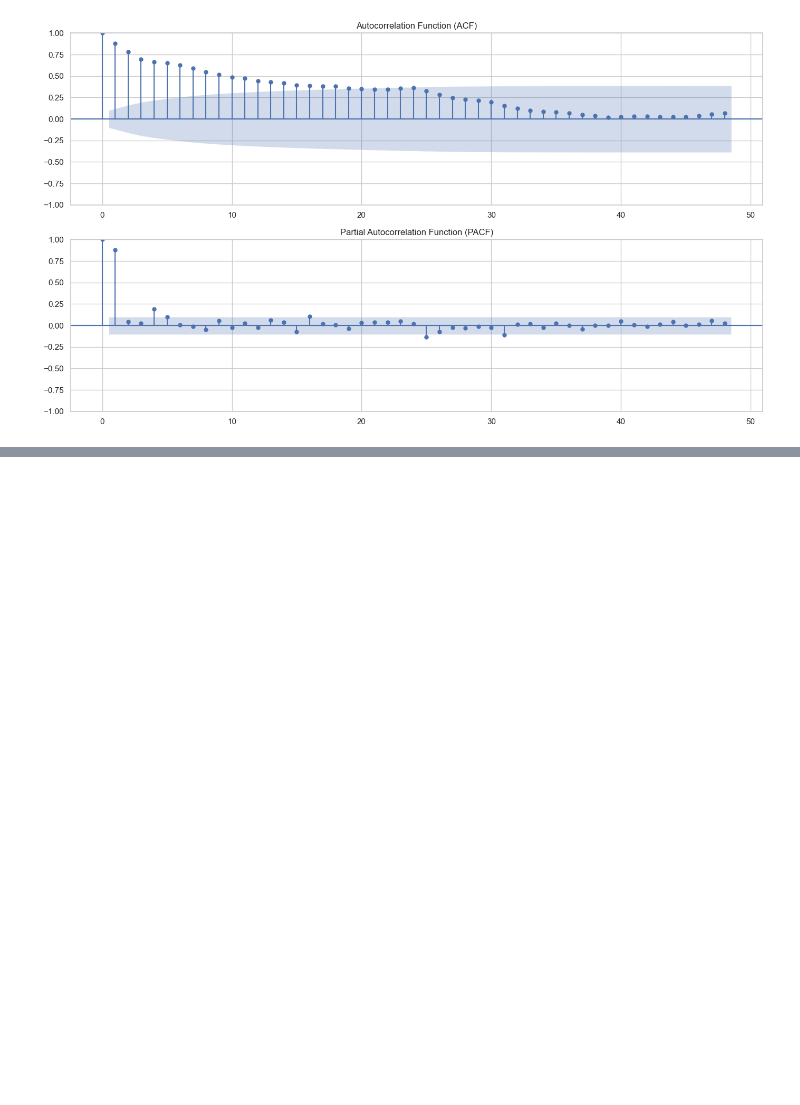
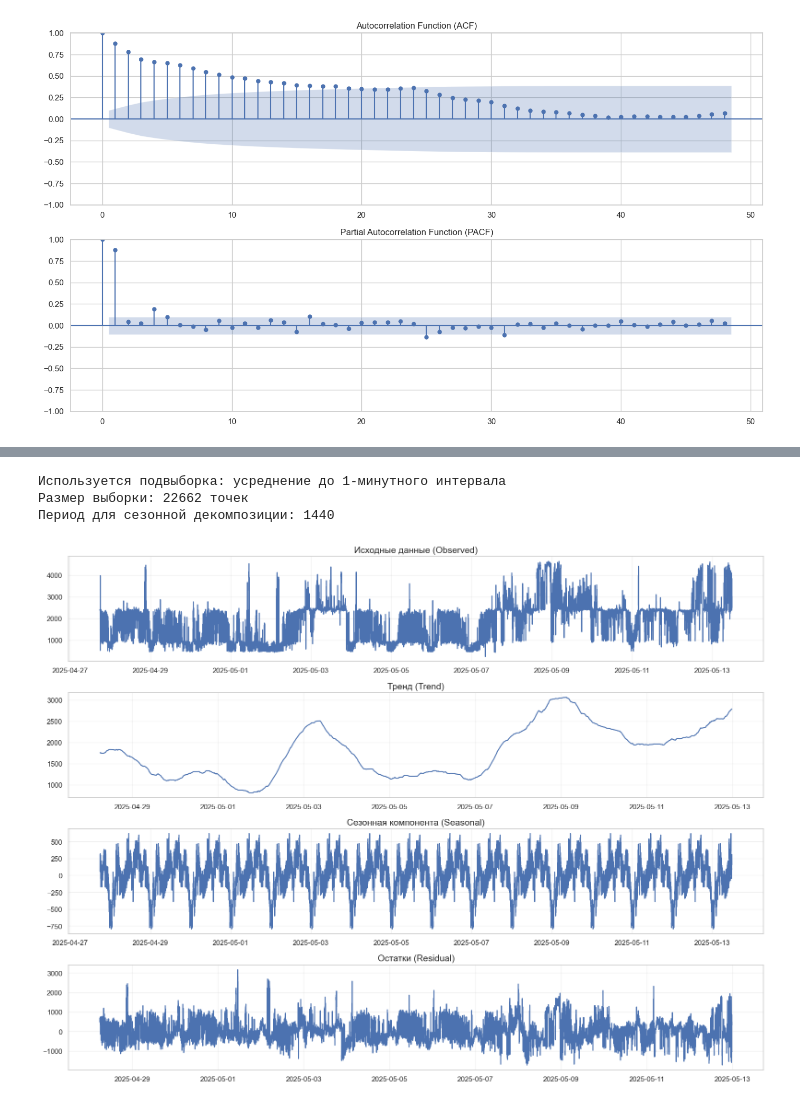
Before and after one commit to nikborovets/realtime_anomaly_analytics, a Jupyter notebook: 01_fetch_prometheus.ipynb, the cells around one changed output, grey strips where cells are left out. Drawn from its saved outputs; the diff is of its cells as text; code cells hidden in the pictures; blank space fills up the shorter version.

```diff
--- a/01_fetch_prometheus.ipynb
+++ b/01_fetch_prometheus.ipynb
@@ -162,0 +208,56 @@ plt.show()
+# %%
+# Сезонная декомпозиция на исходных данных
+# Для данных с интервалом 15 секунд:
+# - В одном часе: 240 точек (3600 сек / 15 сек)
+# - В одном дне: 5760 точек (24 * 240)
+
+# Возьмем подвыборку для декомпозиции (слишком много данных для полного анализа)
+# Возьмем данные за 7 дней для анализа недельной сезонности
+week_data = df['common_delay_p90'].dropna()
+
+# Если данных слишком много, усредним до 1-минутного интервала
+if len(week_data) > 50000:
+    # Усредняем каждые 4 точки для получения 1-минутных данных
+    week_data_sample = week_data.resample('1min').mean()
+    print(f"Используется подвыборка: усреднение до 1-минутного интервала")
+    print(f"Размер выборки: {len(week_data_sample)} точек")
+    period = 1440  # 24 часа * 60 минут = дневная сезонность
+else:
+    week_data_sample = week_data
+    period = 5760  # дневная сезонность для 15-секундных данных
+
+print(f"Период для сезонной декомпозиции: {period}")
+
+# Сезонная декомпозиция
+decomposition = seasonal_decompose(week_data_sample, model='additive', period=period)
+
+# Визуализация декомпозиции
+plt.figure(figsize=(16, 12))
+
+plt.subplot(411)
+plt.plot(decomposition.observed)
+plt.title('Исходные данные (Observed)', fontsize=14)
+plt.grid(True, alpha=0.3)
+
+plt.subplot(412)
+plt.plot(decomposition.trend)
+plt.title('Тренд (Trend)', fontsize=14)
+plt.grid(True, alpha=0.3)
+
+plt.subplot(413)
+plt.plot(decomposition.seasonal)
+plt.title('Сезонная компонента (Seasonal)', fontsize=14)
+plt.grid(True, alpha=0.3)
+
+plt.subplot(414)
+plt.plot(decomposition.resid)
+plt.title('Остатки (Residual)', fontsize=14)
+plt.grid(True, alpha=0.3)
+
+plt.tight_layout()
+plt.show()
+# %% [output]
+Используется подвыборка: усреднение до 1-минутного интервала
+Размер выборки: 22662 точек
+Период для сезонной декомпозиции: 1440
+[figure, added]
```
Also changed, not shown: parts of 20 cells of this notebook, 7 other files.
